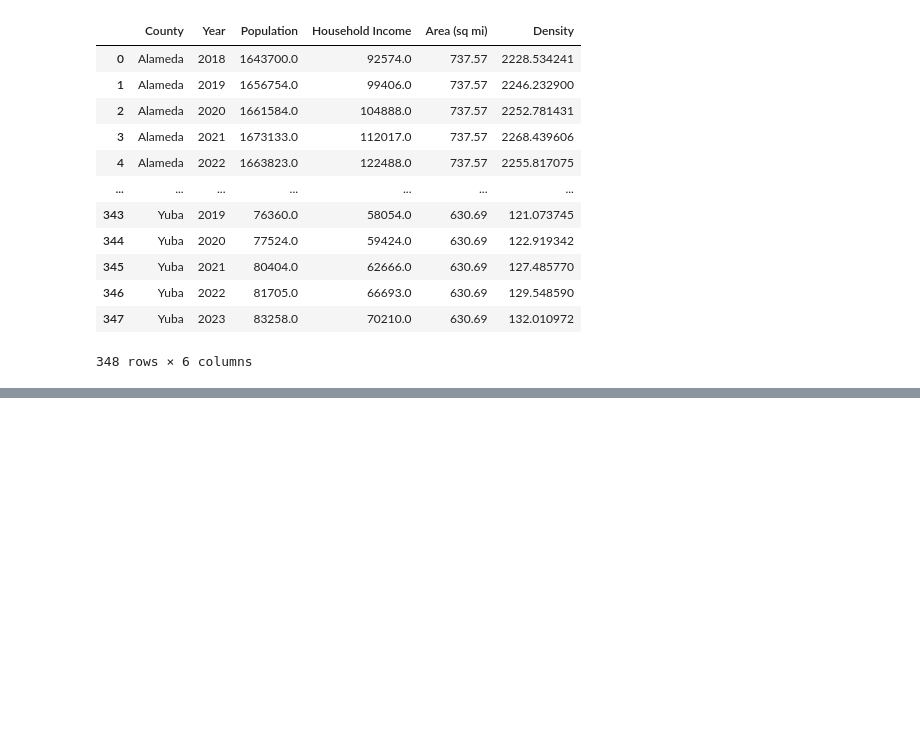
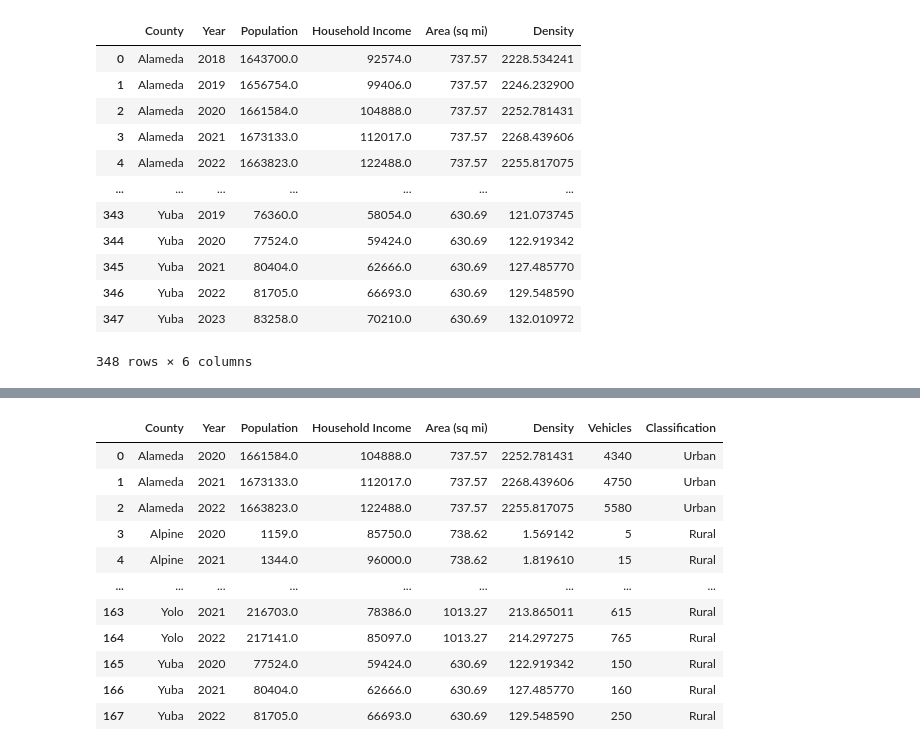
Before and after one commit to JaredWillson/group_9_project_1, a Jupyter notebook: census_jared.ipynb, the cells around one changed output, grey strips where cells are left out. Drawn from its saved outputs; the diff is of its cells as text; code cells hidden in the pictures; blank space fills up the shorter version.

```diff
--- a/census_jared.ipynb
+++ b/census_jared.ipynb
@@ -288,0 +346,17 @@ census_county_extrapolate
+# %%
+# Now we can merge those data with the existing census dataframe so that we have
+# the combination of County, Year, Population, Income, Pop Density, and number of
+# vehicles registered that year
+
+merged_census_DMV = census_county_extrapolate.merge(battery_electric_df,
+                                                    how='inner',
+                                                    left_on = ['County', 'Year'],
+                                                    right_on = ['county', 'Year'],
+                                                    copy='false')
+
+# We can drop a couple column that aren't needed. First, we have two county columns, so dropping one
+# Second, we don't need to specify the fuel since the only records in the dataframe are EV's
+merged_census_DMV.drop('county', axis=1, inplace=True)
+merged_census_DMV.drop('Fuel', axis=1, inplace=True)
+
+merged_census_DMV
@@ -288,0 +377,65 @@ census_county_extrapolate
+# %%
+# For purposes of determining Urban vs Rural counties, the US Census bureau uses a combination of factors
+# involving both the size of the population center (number of total people in the city) as well as
+# the population density. However, this does not perfectly match with either zip code or county. From examining
+# the California data, the best approximation is that all (or nearly all) counties with a population density
+# greater than 1,000 people per square mile is a good cutoff point.  So, we will classify our counties as either urban
+# or rural (those are the only two groupings for the US Census) based upon this threshold.
+#
+# In order to minimize the risk of unintended results in the visualizations, I will use the 2022 numbers
+# of population density to assign a value of "urban" or "rural" to each county, regardless of whether
+# other years are slightly above or below the threshold.
+#
+# To do this, I will calculate the value for all rows, then overwrite years other than 2022 with the 2022
+# classification
+
+# First, set a starting value of Urban...
+# then update it to Rural if the density is below 1,000 people per square mile
+merged_census_DMV['Classification'] = 'Urban'
+merged_census_DMV['Classification'] = merged_census_DMV['Classification'].where(merged_census_DMV['Density'] > 1000, 'Rural')
+
+# Now, we need to make sure any given county isn't fluctuating from one year to the next...
+# So, we will make a dataframe with just the 2022 values
+merged_census_DMV_2022 = merged_census_DMV.loc[merged_census_DMV['Year'] == 2022]
+# Then, we will set to the classification for all years based on the 2022 values
+# By merging the two dataframes together
+# Then dropping the 'Classification' in favor of the '2022 Classification'
+merged_census_DMV = merged_census_DMV.merge(merged_census_DMV_2022,
+                                            how='inner',
+                                            on='County',
+                                            copy = 'false'
+                                           )
+# Now we just need to clean up the result...
+merged_census_DMV.drop(['Classification_x',
+                      'Year_y',
+                      'Population_y',
+                      'Household Income_y',
+                      'Area (sq mi)_y',
+                      'Density_y',
+                      'Vehicles_y',
+                      'Classification_x'],
+                      axis=1,
+                      inplace=True)
+merged_census_DMV.columns = ['County',
+                             'Year',
+                             'Population',
+                             'Household Income',
+                             'Area (sq mi)',
+                             'Density',
+                             'Vehicles',
+                             'Classification'
+                            ]
+merged_census_DMV
+# %% [output]
+|  | County | Year | Population | Household Income | Area (sq mi) | Density | Vehicles | Classification |
+| 0 | Alameda | 2020 | 1661584.0 | 104888.0 | 737.57 | 2252.781431 | 4340 | Urban |
+| 1 | Alameda | 2021 | 1673133.0 | 112017.0 | 737.57 | 2268.439606 | 4750 | Urban |
+| 2 | Alameda | 2022 | 1663823.0 | 122488.0 | 737.57 | 2255.817075 | 5580 | Urban |
+| 3 | Alpine | 2020 | 1159.0 | 85750.0 | 738.62 | 1.569142 | 5 | Rural |
+| 4 | Alpine | 2021 | 1344.0 | 96000.0 | 738.62 | 1.819610 | 15 | Rural |
+| ... | ... | ... | ... | ... | ... | ... | ... | ... |
+| 163 | Yolo | 2021 | 216703.0 | 78386.0 | 1013.27 | 213.865011 | 615 | Rural |
+| 164 | Yolo | 2022 | 217141.0 | 85097.0 | 1013.27 | 214.297275 | 765 | Rural |
+| 165 | Yuba | 2020 | 77524.0 | 59424.0 | 630.69 | 122.919342 | 150 | Rural |
+| 166 | Yuba | 2021 | 80404.0 | 62666.0 | 630.69 | 127.485770 | 160 | Rural |
+| 167 | Yuba | 2022 | 81705.0 | 66693.0 | 630.69 | 129.548590 | 250 | Rural |
```
Also changed, not shown: parts of 19 cells of this notebook, 2 other files.
